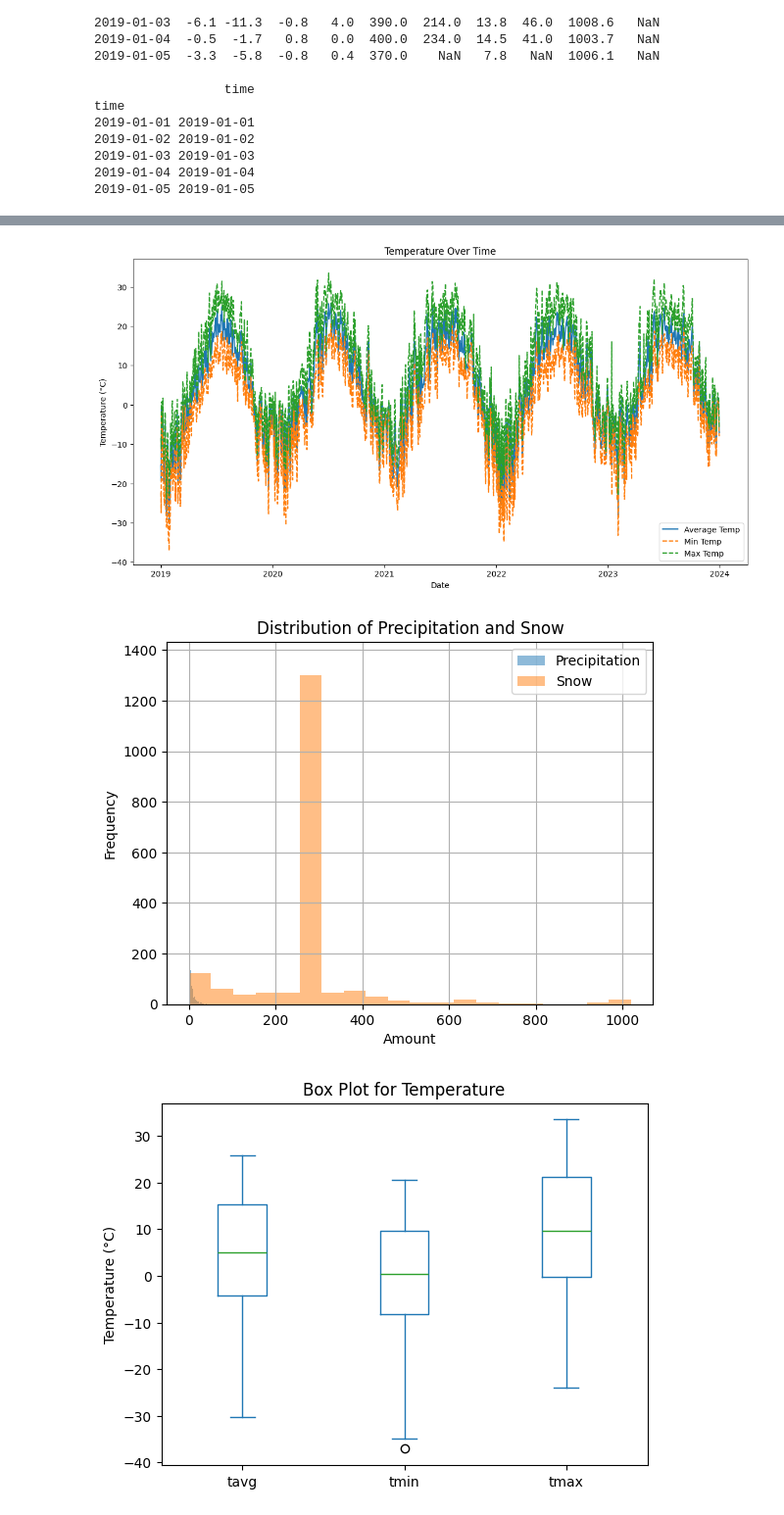
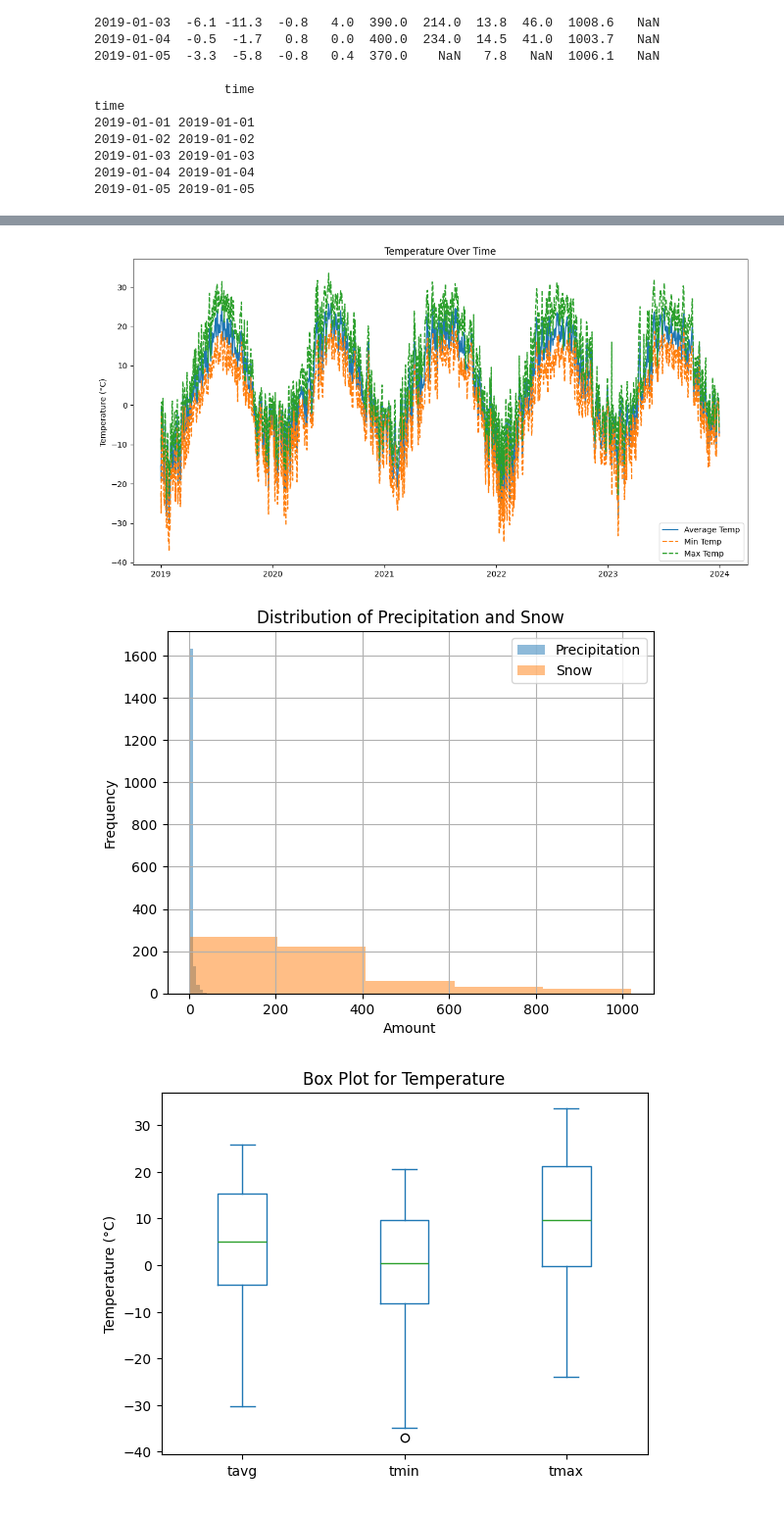
Before and after one commit to aanchalparegi/Weather_Data_Prediction, a Jupyter notebook: datamining_weather_data_prediction.ipynb, the cells around one changed output, grey strips where cells are left out. Shown at 98% size. Cells and saved outputs as stored; diff of their text form; code cells hidden in the pictures.

```diff
--- a/datamining_weather_data_prediction.ipynb
+++ b/datamining_weather_data_prediction.ipynb
@@ -149,24 +186,26 @@ import matplotlib.pyplot as plt
 plt.figure(figsize=(14, 7))
 plt.plot(df['time'], df['tavg'], label='Average Temp')
 plt.plot(df['time'], df['tmin'], label='Min Temp', linestyle='--')
-plt.plot(df['time'], df['tmax'], label='Max Temp', linestyle='--'
+plt.plot(df['time'], df['tmax'], label='Max Temp', linestyle='--')
 plt.ylabel('Temperature (°C)')
 plt.title('Temperature Over Time')
 plt.legend()
 plt.show()
 # %% [output]
-[figure, old version]
+[figure, new version]
 # %%
 # Histogram for precipitation and snow
-df['prcp'].hist(bins=20, alpha=0.5, label='Precipitation')
-df['snow'].hist(bins=20, alpha=0.5, label='Snow')
+
+
+df['prcp'].hist(bins=5, alpha=0.5, label='Precipitation')
+df['snow'].hist(bins=5, alpha=0.5, label='Snow')
 plt.xlabel('Amount')
 plt.ylabel('Frequency')
 plt.title('Distribution of Precipitation and Snow')
 plt.legend()
 plt.show()
 # %% [output]
-[figure, old version]
+[figure, new version]
 # %%
 # Box plot for temperature columns
 df[['tavg', 'tmin', 'tmax']].plot(kind='box')
```
Also changed, not shown: parts of 13 cells of this notebook, 2 other files.
